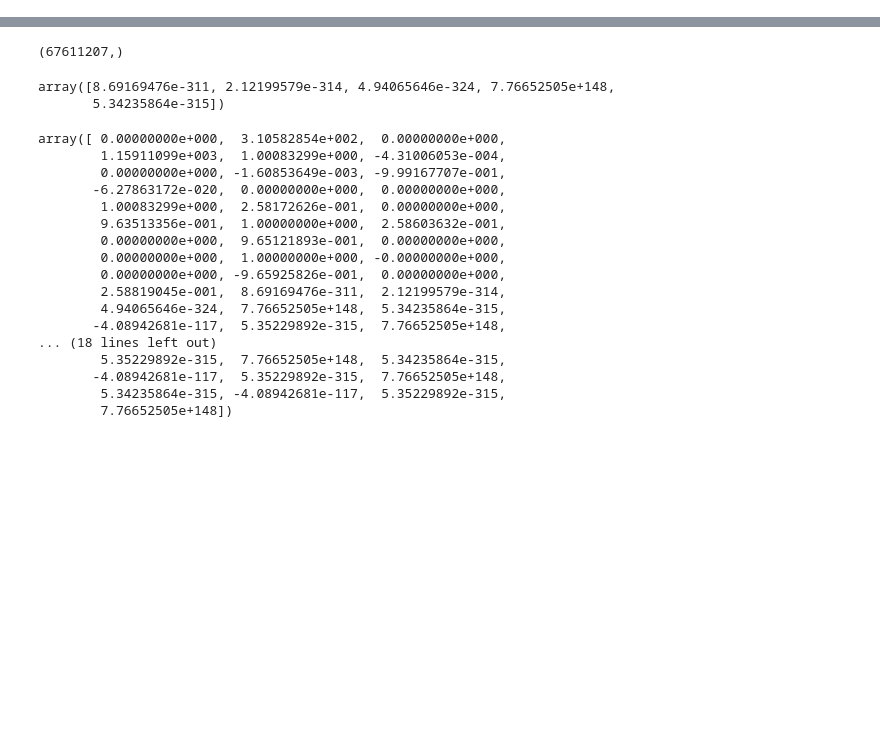
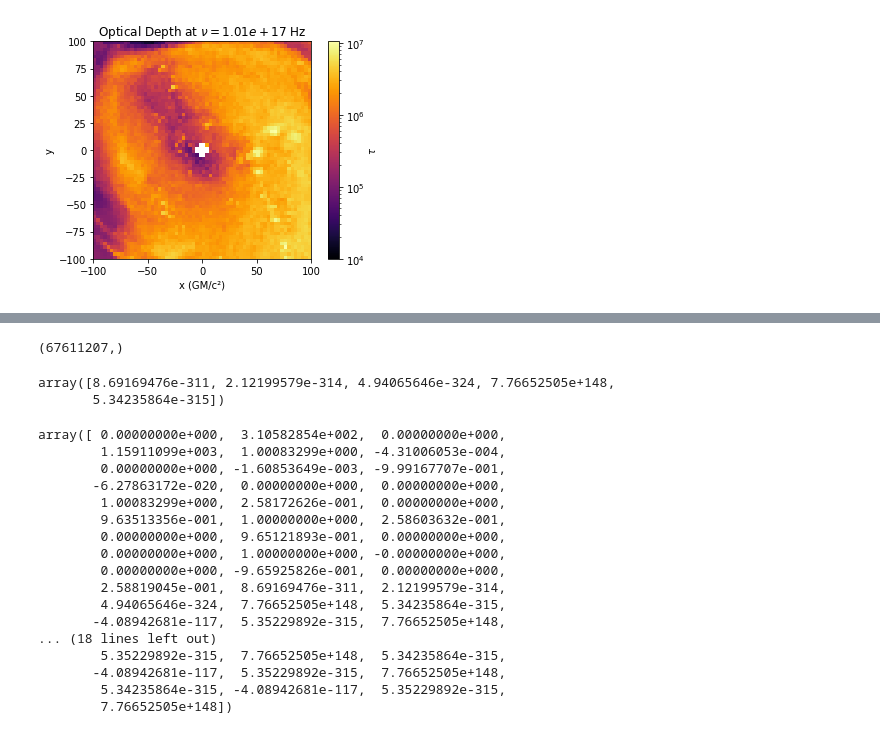
Before and after one commit to thomas-03/blacklight, a Jupyter notebook: scripts/opacityFileDebug.ipynb, the cells around one changed output, grey strips where cells are left out. Saved outputs shown, nothing was run; the diff lists cells and outputs as text; code cells hidden in the pictures; blank space fills up the shorter version.

```diff
--- a/scripts/opacityFileDebug.ipynb
+++ b/scripts/opacityFileDebug.ipynb
@@ -34,0 +65,11 @@ noTable = np.load('../output/r1200_pinhole_tde1335_inc15.npz')
+# %%
+frequencies = np.array(opacTable['frequency'][12])
+plt.imshow(opacTable['tau'][12],cmap='inferno',origin='lower',norm=colors.LogNorm(vmin=1e4),extent=[-100,100,-100,100])
+plt.colorbar(label="$\\tau$")
+plt.xlabel('x (GM/c²)')
+plt.ylabel('y')
+plt.title('Optical Depth at $\\nu = %.2e$ Hz' % frequencies)
+plt.savefig('../plots/tde_tau_opacityTable_midFreq.png', bbox_inches='tight', dpi=300)
+plt.show()
+# %% [output]
+[figure, added]
```
Also changed, not shown: parts of 53 cells of this notebook, 11 other files.
